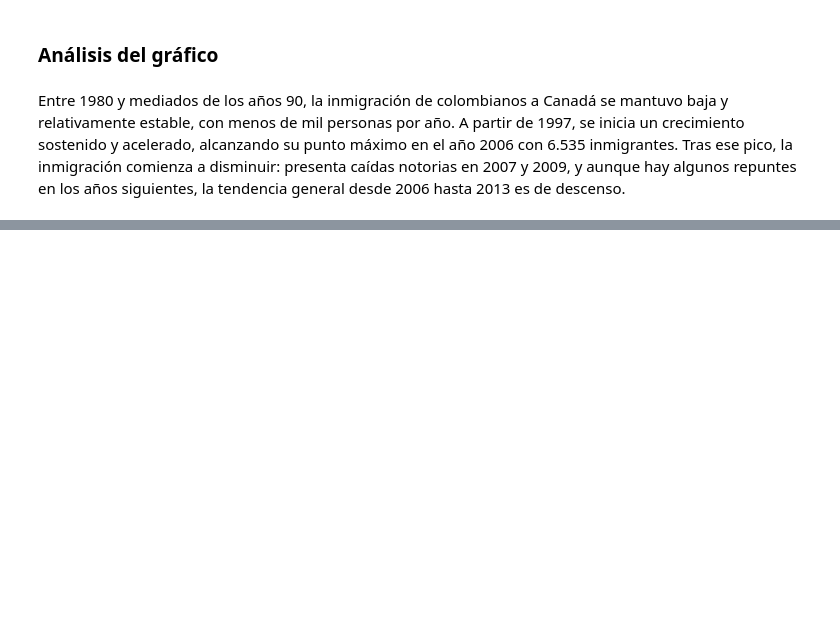
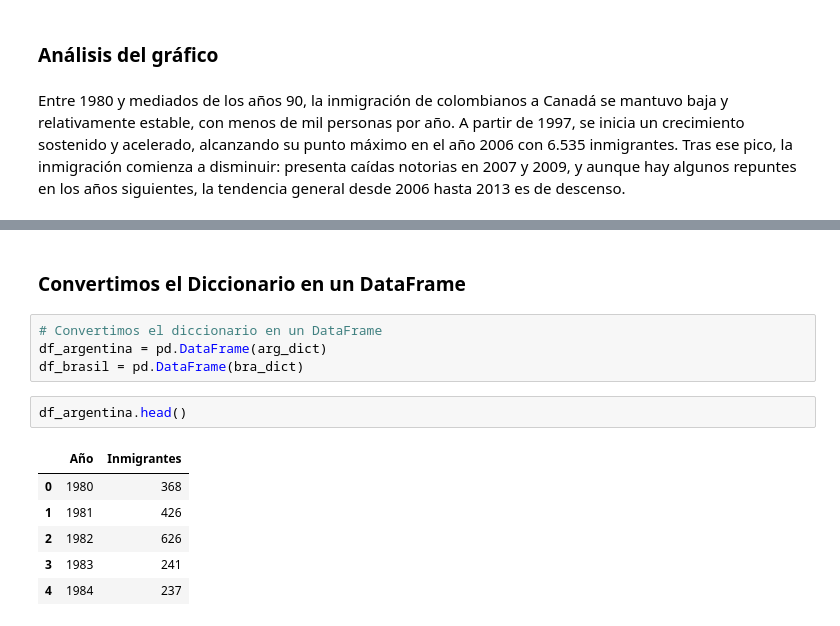
Before and after one commit to DanielRaiicHu/visualizacion-de-datos-con-bibliotecas-de-python, a Jupyter notebook: visualizacion_de_datos_con_bibliotecas_de_python.ipynb, the cells around one changed output, grey strips where cells are left out. Saved outputs shown, nothing was run; the diff lists cells and outputs as text; blank space fills up the shorter version.

```diff
--- a/visualizacion_de_datos_con_bibliotecas_de_python.ipynb
+++ b/visualizacion_de_datos_con_bibliotecas_de_python.ipynb
@@ -174,0 +301,15 @@ Entre 1980 y mediados de los años 90, la inmigración de colombianos a Canadá
+# %% [markdown]
+### **Convertimos el Diccionario en un DataFrame**
+# %%
+# Convertimos el diccionario en un DataFrame
+df_argentina = pd.DataFrame(arg_dict)
+df_brasil = pd.DataFrame(bra_dict)
+# %%
+df_argentina.head()
+# %% [output]
+|  | Año | Inmigrantes |
+| 0 | 1980 | 368 |
+| 1 | 1981 | 426 |
+| 2 | 1982 | 626 |
+| 3 | 1983 | 241 |
+| 4 | 1984 | 237 |
```
Also changed, not shown: parts of 23 cells of this notebook.
